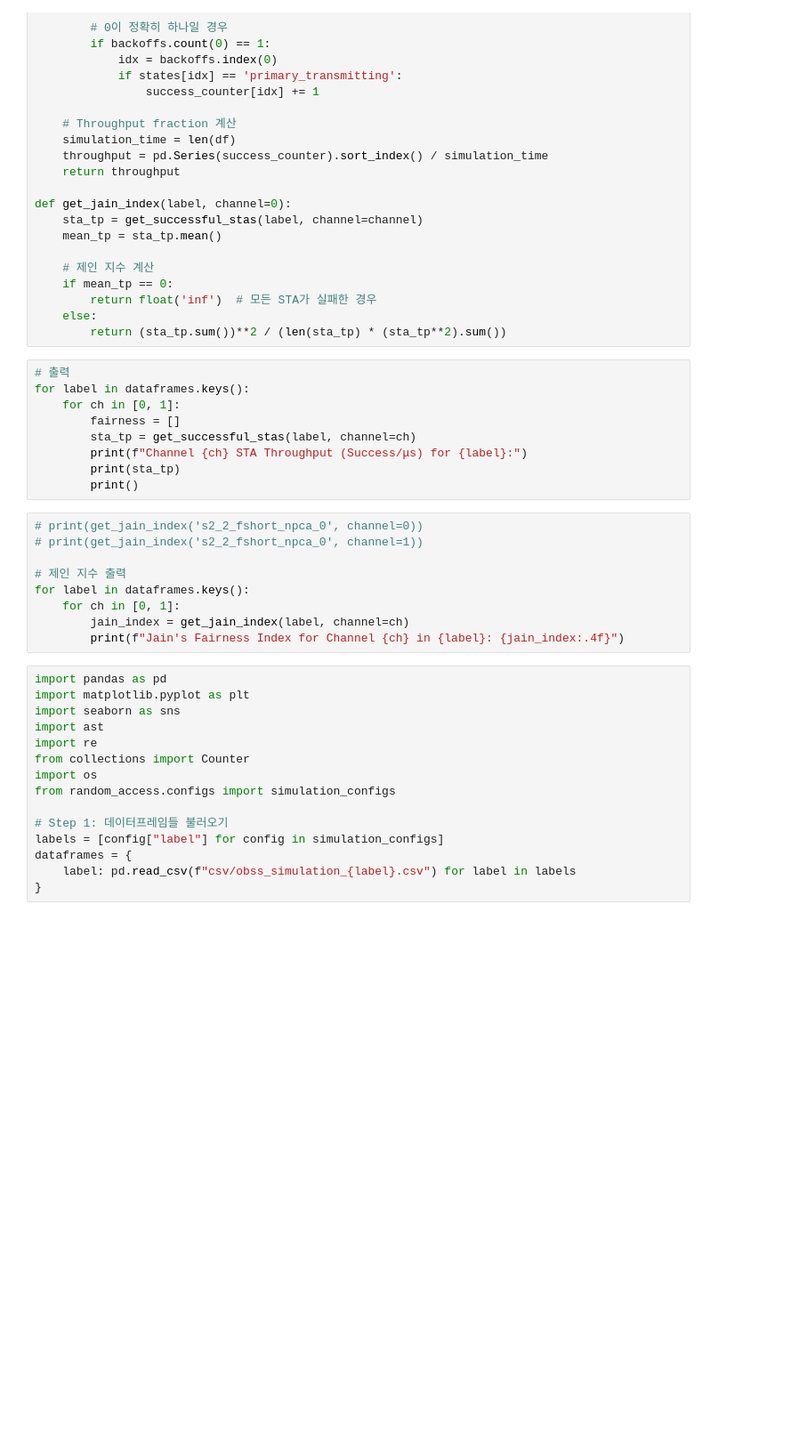
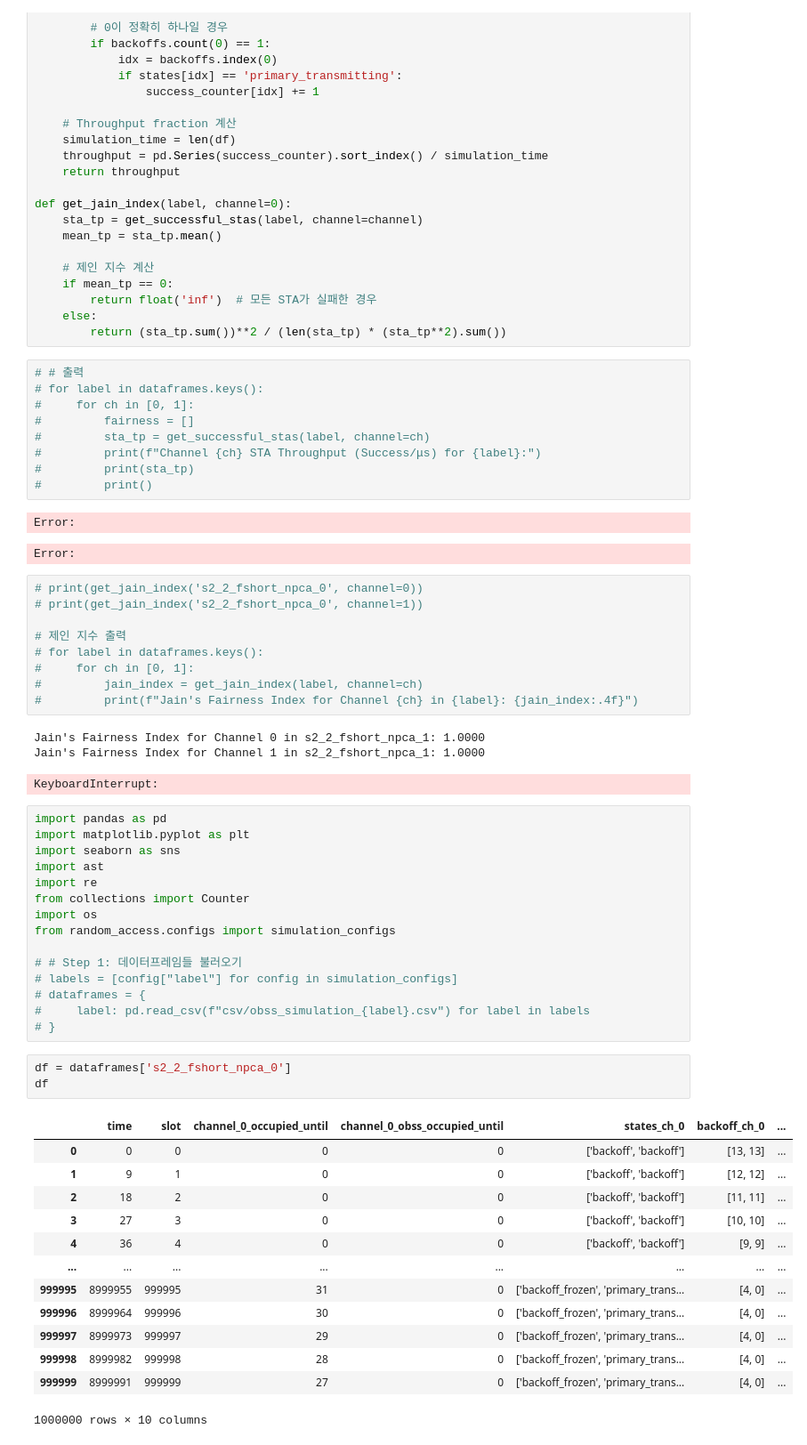
Before and after one commit to crazytb/NPCA, a Jupyter notebook: main_analyze_csvs.ipynb, the cells around one changed output. Shown at 89% size. Drawn from its saved outputs; the diff is of its cells as text; blank space fills up the shorter version.

```diff
--- a/main_analyze_csvs.ipynb
+++ b/main_analyze_csvs.ipynb
@@ -185,23 +166,30 @@ def get_jain_index(label, channel=0):
     else:
         return (sta_tp.sum())**2 / (len(sta_tp) * (sta_tp**2).sum())
 # %%
-# 출력
-for label in dataframes.keys():
-    for ch in [0, 1]:
-        fairness = []
-        sta_tp = get_successful_stas(label, channel=ch)
-        print(f"Channel {ch} STA Throughput (Success/μs) for {label}:")
-        print(sta_tp)
-        print()
+# # 출력
+# for label in dataframes.keys():
+#     for ch in [0, 1]:
+#         fairness = []
+#         sta_tp = get_successful_stas(label, channel=ch)
+#         print(f"Channel {ch} STA Throughput (Success/μs) for {label}:")
+#         print(sta_tp)
+#         print()
+# %% [output]
+Error:
+Error:
 # %%
 # print(get_jain_index('s2_2_fshort_npca_0', channel=0))
 # print(get_jain_index('s2_2_fshort_npca_0', channel=1))
 
 # 제인 지수 출력
-for label in dataframes.keys():
-    for ch in [0, 1]:
-        jain_index = get_jain_index(label, channel=ch)
-        print(f"Jain's Fairness Index for Channel {ch} in {label}: {jain_index:.4f}")
+# for label in dataframes.keys():
+#     for ch in [0, 1]:
+#         jain_index = get_jain_index(label, channel=ch)
+#         print(f"Jain's Fairness Index for Channel {ch} in {label}: {jain_index:.4f}")
+# %% [output]
+Jain's Fairness Index for Channel 0 in s2_2_fshort_npca_1: 1.0000
+Jain's Fairness Index for Channel 1 in s2_2_fshort_npca_1: 1.0000
+KeyboardInterrupt:
 # %%
 import pandas as pd
 import matplotlib.pyplot as plt
@@ -212,8 +200,25 @@ from collections import Counter
 import os
 from random_access.configs import simulation_configs
 
-# Step 1: 데이터프레임들 불러오기
-labels = [config["label"] for config in simulation_configs]
-dataframes = {
-    label: pd.read_csv(f"csv/obss_simulation_{label}.csv") for label in labels
-}
+# # Step 1: 데이터프레임들 불러오기
+# labels = [config["label"] for config in simulation_configs]
+# dataframes = {
+#     label: pd.read_csv(f"csv/obss_simulation_{label}.csv") for label in labels
+# }
+# %%
+df = dataframes['s2_2_fshort_npca_0']
+df
+# %% [output]
+|  | time | slot | channel_0_occupied_until | channel_0_obss_occupied_until | states_ch_0 | backoff_ch_0 | ... |
+| 0 | 0 | 0 | 0 | 0 | ['backoff', 'backoff'] | [13, 13] | ... |
+| 1 | 9 | 1 | 0 | 0 | ['backoff', 'backoff'] | [12, 12] | ... |
+| 2 | 18 | 2 | 0 | 0 | ['backoff', 'backoff'] | [11, 11] | ... |
+| 3 | 27 | 3 | 0 | 0 | ['backoff', 'backoff'] | [10, 10] | ... |
+| 4 | 36 | 4 | 0 | 0 | ['backoff', 'backoff'] | [9, 9] | ... |
+| ... | ... | ... | ... | ... | ... | ... | ... |
+| 999995 | 8999955 | 999995 | 31 | 0 | ['backoff_frozen', 'primary_trans... | [4, 0] | ... |
+| 999996 | 8999964 | 999996 | 30 | 0 | ['backoff_frozen', 'primary_trans... | [4, 0] | ... |
+| 999997 | 8999973 | 999997 | 29 | 0 | ['backoff_frozen', 'primary_trans... | [4, 0] | ... |
+| 999998 | 8999982 | 999998 | 28 | 0 | ['backoff_frozen', 'primary_trans... | [4, 0] | ... |
+| 999999 | 8999991 | 999999 | 27 | 0 | ['backoff_frozen', 'primary_trans... | [4, 0] | ... |
+1000000 rows × 10 columns
```
Also changed, not shown: parts of 15 cells of this notebook, 13 other files.
